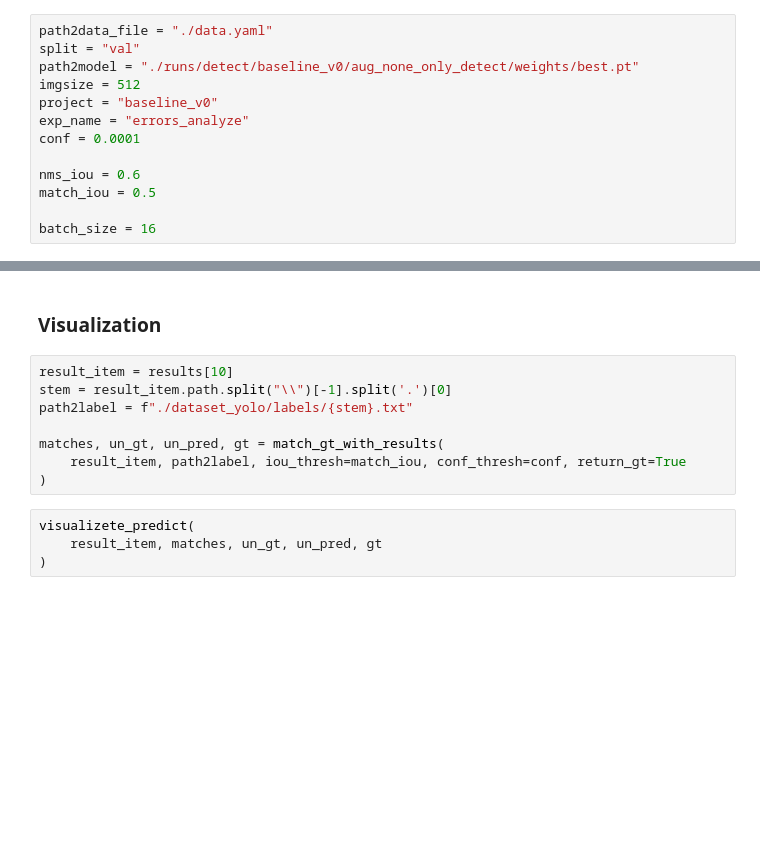
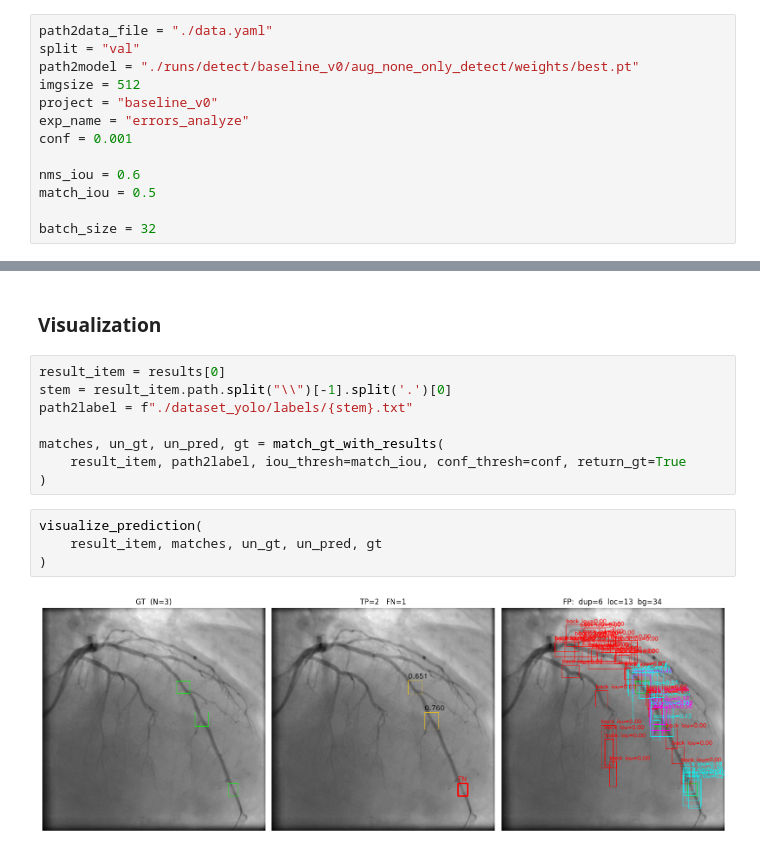
Before and after one commit to nik9ta5/yolo_detect_cadica, a Jupyter notebook: analyze_errors.ipynb, the cells around one changed output, grey strips where cells are left out. Saved outputs shown, nothing was run; the diff lists cells and outputs as text; blank space fills up the shorter version.

```diff
--- a/analyze_errors.ipynb
+++ b/analyze_errors.ipynb
@@ -22,12 +22,12 @@ path2model = "./runs/detect/baseline_v0/aug_none_only_detect/weights/best.pt"
 imgsize = 512
 project = "baseline_v0"
 exp_name = "errors_analyze"
-conf = 0.0001
+conf = 0.001
 
 nms_iou = 0.6
 match_iou = 0.5
 
-batch_size = 16
+batch_size = 32
 # %%
 # === model init ===
 model = YOLO(path2model)
@@ -64,7 +93,7 @@ for c in np.linspace(0.05, 0.9, 18):
 # %% [markdown]
 ### Visualization
 # %%
-result_item = results[10]
+result_item = results[0]
 stem = result_item.path.split("\\")[-1].split('.')[0]
 path2label = f"./dataset_yolo/labels/{stem}.txt"
 
@@ -72,6 +101,8 @@ matches, un_gt, un_pred, gt = match_gt_with_results(
     result_item, path2label, iou_thresh=match_iou, conf_thresh=conf, return_gt=True
 )
 # %%
-visualizete_predict(
+visualize_prediction(
     result_item, matches, un_gt, un_pred, gt
 )
+# %% [output]
+[figure, added]
```
Also changed, not shown: parts of 6 cells of this notebook, 6 other files.
